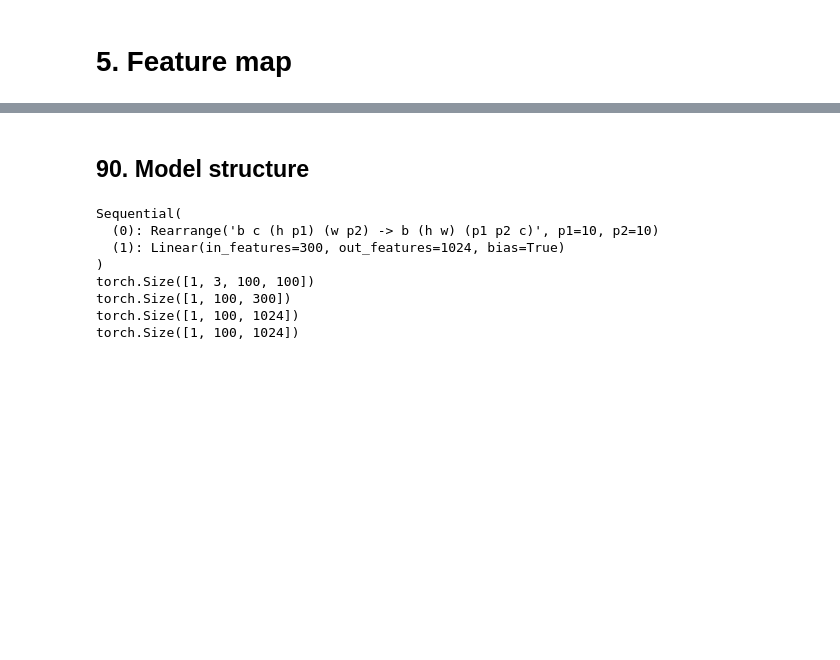
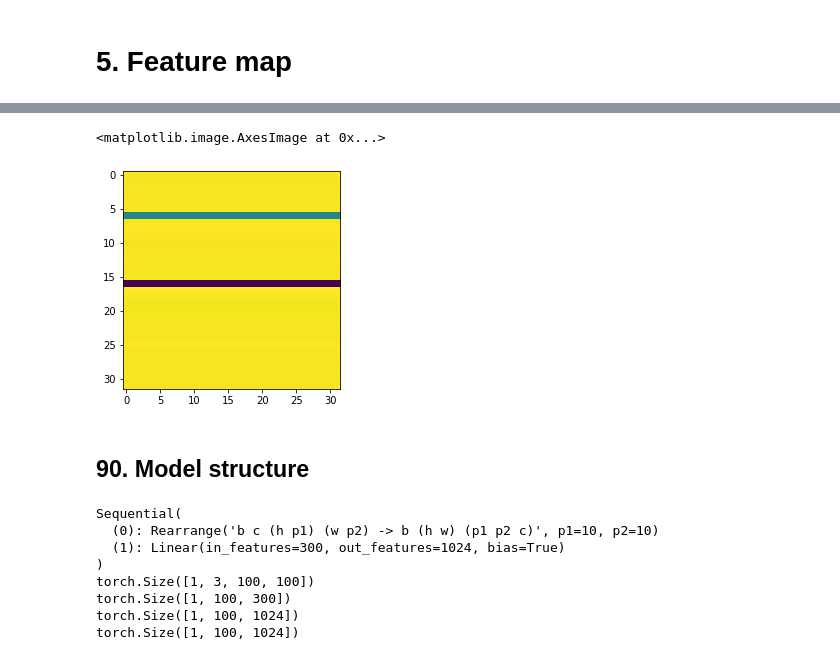
Before and after one commit to DDDog-WANG/NDAcquisition, a Jupyter notebook: Explaination/BasedViT.ipynb, the cells around one changed output, grey strips where cells are left out. Cells and saved outputs as stored; diff of their text form; code cells hidden in the pictures; blank space fills up the shorter version.

```diff
--- a/Explaination/BasedViT.ipynb
+++ b/Explaination/BasedViT.ipynb
@@ -379,3 +392,10 @@ for key in feature_activation:
+# %%
+bn = feature_activation["to_latent"].cpu()[0].numpy()
+bn = cv2.resize(bn,(32,32))
+plt.imshow(bn)
+# %% [output]
+<matplotlib.image.AxesImage at 0x...>
+[figure, added]
 # %% [markdown]
 ## 90. Model structure
 # %%
```
Also changed, not shown: parts of 6 cells of this notebook, 1 other file.
